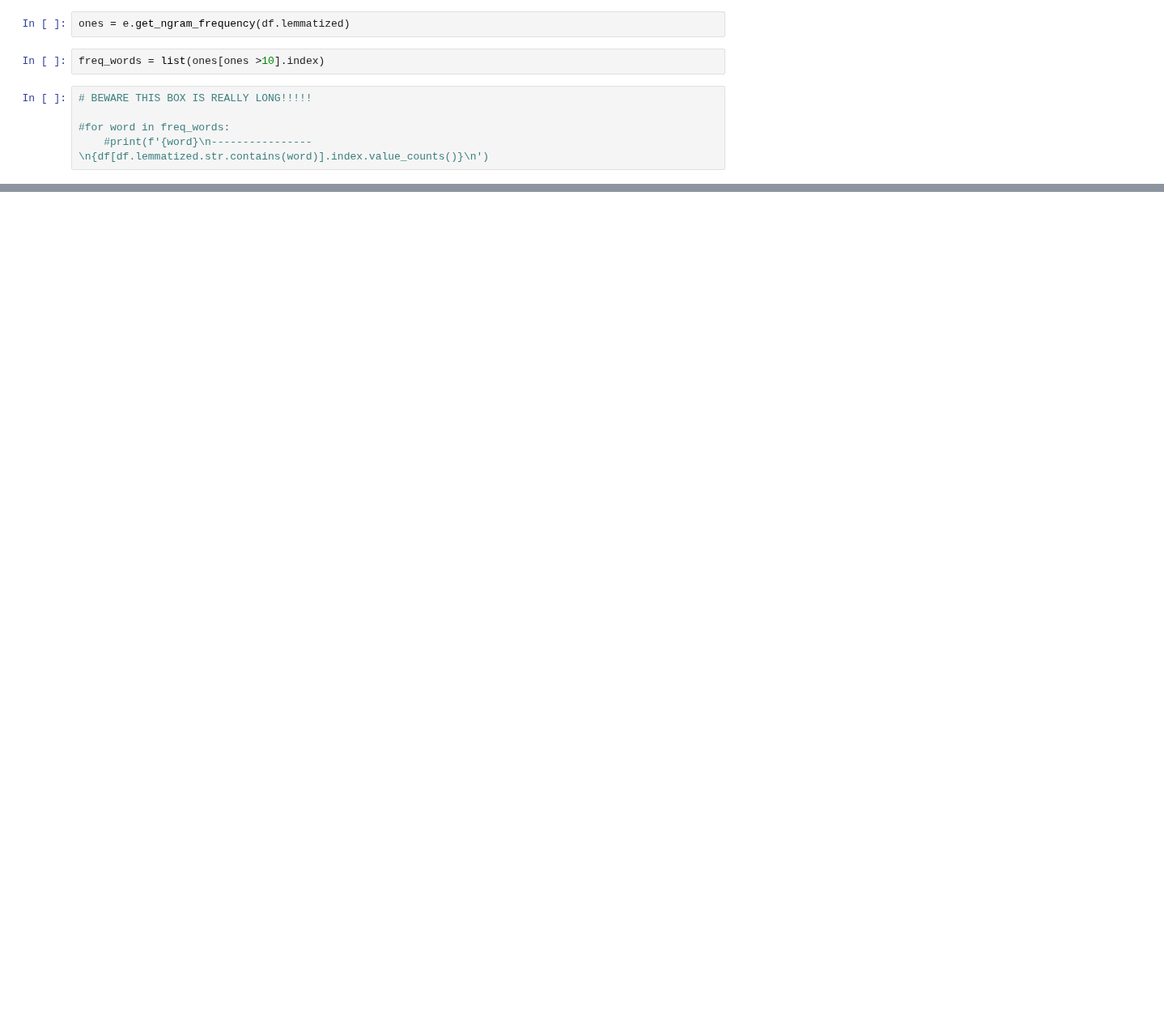
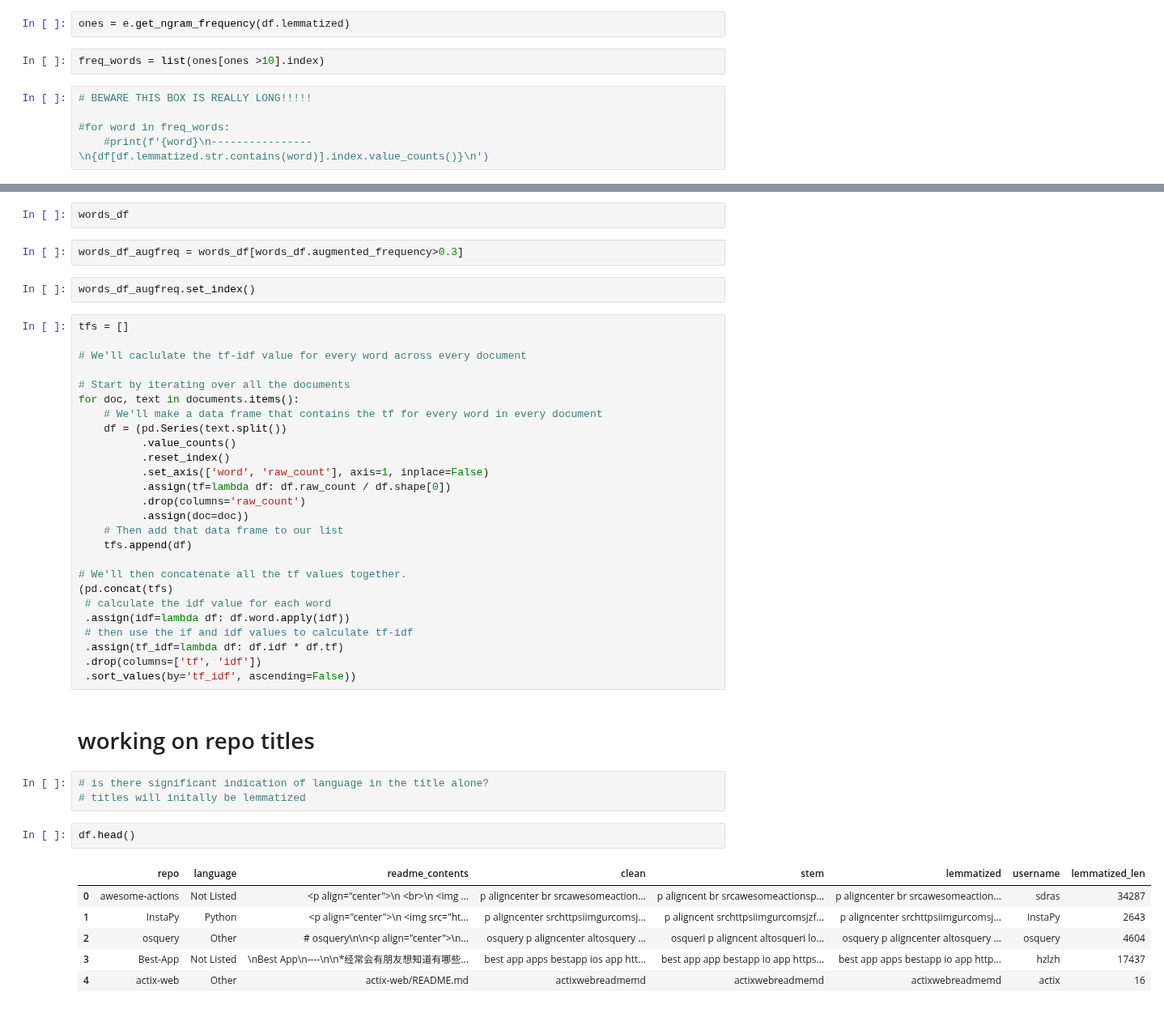
Before and after one commit to L-G-B-Team/nlp-project, a Jupyter notebook: Naomi_workbook.ipynb, the cells around one changed output, grey strips where cells are left out. Shown at 81% size. Drawn from its saved outputs; the diff is of its cells as text; blank space fills up the shorter version.

```diff
--- a/Naomi_workbook.ipynb
+++ b/Naomi_workbook.ipynb
@@ -250,0 +317,46 @@ freq_words = list(ones[ones >10].index)
+# %%
+words_df
+# %%
+words_df_augfreq = words_df[words_df.augmented_frequency>0.3]
+# %%
+words_df_augfreq.set_index()
+# %%
+tfs = []
+
+# We'll caclulate the tf-idf value for every word across every document
+
+# Start by iterating over all the documents
+for doc, text in documents.items():
+    # We'll make a data frame that contains the tf for every word in every document
+    df = (pd.Series(text.split())
+          .value_counts()
+          .reset_index()
+          .set_axis(['word', 'raw_count'], axis=1, inplace=False)
+          .assign(tf=lambda df: df.raw_count / df.shape[0])
+          .drop(columns='raw_count')
+          .assign(doc=doc))
+    # Then add that data frame to our list
+    tfs.append(df)
+
+# We'll then concatenate all the tf values together.
+(pd.concat(tfs)
+ # calculate the idf value for each word
+ .assign(idf=lambda df: df.word.apply(idf))
+ # then use the if and idf values to calculate tf-idf
+ .assign(tf_idf=lambda df: df.idf * df.tf)
+ .drop(columns=['tf', 'idf'])
+ .sort_values(by='tf_idf', ascending=False))
+# %% [markdown]
+# working on repo titles
+# %%
+# is there significant indication of language in the title alone?
+# titles will initally be lemmatized
+# %%
+df.head()
+# %% [output]
+|  | repo | language | readme_contents | clean | stem | lemmatized | username | lemmatized_len |
+| 0 | awesome-actions | Not Listed | <p align="center">\n <br>\n <img ... | p aligncenter br srcawesomeaction... | p aligncent br srcawesomeactionsp... | p aligncenter br srcawesomeaction... | sdras | 34287 |
+| 1 | InstaPy | Python | <p align="center">\n <img src="ht... | p aligncenter srchttpsiimgurcomsj... | p aligncent srchttpsiimgurcomsjzf... | p aligncenter srchttpsiimgurcomsj... | InstaPy | 2643 |
+| 2 | osquery | Other | # osquery\n\n<p align="center">\n... | osquery p aligncenter altosquery ... | osqueri p aligncent altosqueri lo... | osquery p aligncenter altosquery ... | osquery | 4604 |
+| 3 | Best-App | Not Listed | \nBest App\n----\n\n*经常会有朋友想知道有哪些... | best app apps bestapp ios app htt... | best app app bestapp io app https... | best app apps bestapp io app http... | hzlzh | 17437 |
+| 4 | actix-web | Other | actix-web/README.md | actixwebreadmemd | actixwebreadmemd | actixwebreadmemd | actix | 16 |
```
Also changed, not shown: parts of 46 cells of this notebook, 1 other file.
